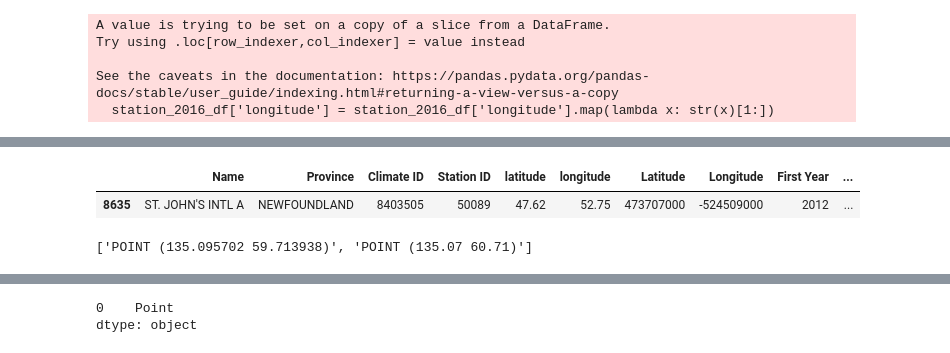
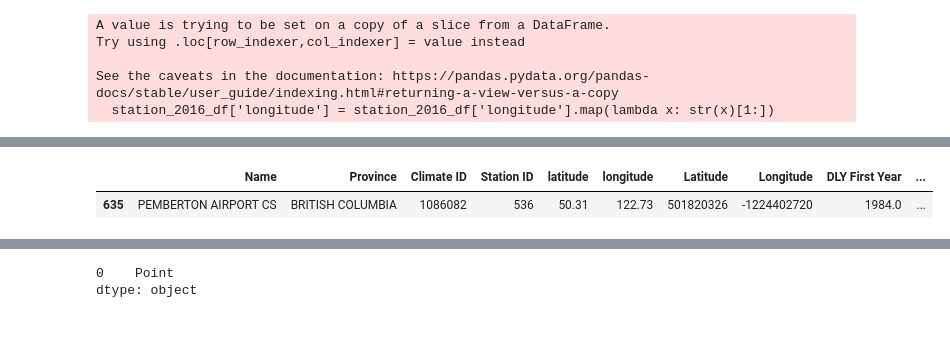
Before and after one commit to seansimkus/Avalanche-Prediction-Capstone, a Jupyter notebook: Avalanche_model_building.ipynb, the cells around one changed output, grey strips where cells are left out. Drawn from its saved outputs; the diff is of its cells as text; code cells hidden in the pictures.

```diff
--- a/Avalanche_model_building.ipynb
+++ b/Avalanche_model_building.ipynb
@@ -37 +37,4 @@ station_2016_df = station_df[station_df['Last Year'] >= 2020]
+# %%
+# Create a dataframe from station that had daily reports from 2016-2021
+station_2016_df = station_df[(station_df['DLY Last Year'] >= 2020) & (station_df['DLY First Year'] <= 2016)]
 # %%
@@ -59,7 +75,8 @@ avalanche_df['latitude'] = locations[0]
 avalanche_df['longitude'] = locations[2]
 avalanche_df.drop('location', axis = 1, inplace=True)
 # %%
-columns_to_drop = ['WMO ID','TC ID','Elevation (m)','HLY First Year','HLY Last Year','DLY First Year','DLY Last Year','MLY First Year','MLY Last Year']
+# Drops the unneeded columns from the dataset
+columns_to_drop = ['WMO ID','TC ID','Elevation (m)','HLY First Year','HLY Last Year','First Year','Last Year','MLY First Year','MLY Last Year']
 station_2016_df.drop(columns_to_drop, axis = 1, inplace = True)
 # %% [output]
 A value is trying to be set on a copy of a slice from a DataFrame
@@ -174,17 +192,8 @@ gdf_avalanche.head()
 # %%
-gdf_station[gdf_station['Station ID'] == 50089]
+gdf_station[gdf_station['Station ID'] == 536]
 # %% [output]
-|  | Name | Province | Climate ID | Station ID | latitude | longitude | Latitude | Longitude | First Year | ... |
-| 8635 | ST. JOHN'S INTL A | NEWFOUNDLAND | 8403505 | 50089 | 47.62 | 52.75 | 473707000 | -524509000 | 2012 | ... |
+|  | Name | Province | Climate ID | Station ID | latitude | longitude | Latitude | Longitude | DLY First Year | ... |
+| 635 | PEMBERTON AIRPORT CS | BRITISH COLUMBIA | 1086082 | 536 | 50.31 | 122.73 | 501820326 | -1224402720 | 1984.0 | ... |
-# %%
-pts = gdf_station.geometry
-pts =  pts.unary_union # convert to Shapely MultiPoint geometry
-pt = gdf_avalanche.iloc[0:1,:].geometry
-pt = pt.unary_union
-from shapely.ops import nearest_points
-[o.wkt for o in nearest_points(pt, pts)]
-# %% [output]
-['POINT (135.095702 59.713938)', 'POINT (135.07 60.71)']
 # %%
 import geopandas as gpd
 import numpy as np
```
Also changed, not shown: parts of 72 cells of this notebook.
